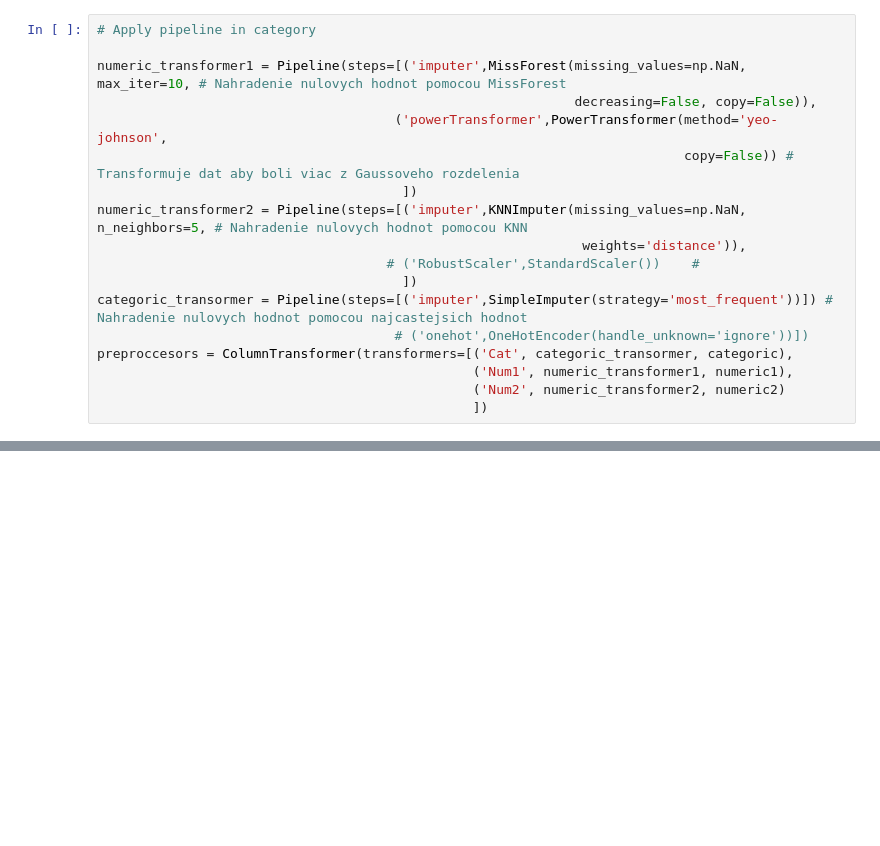
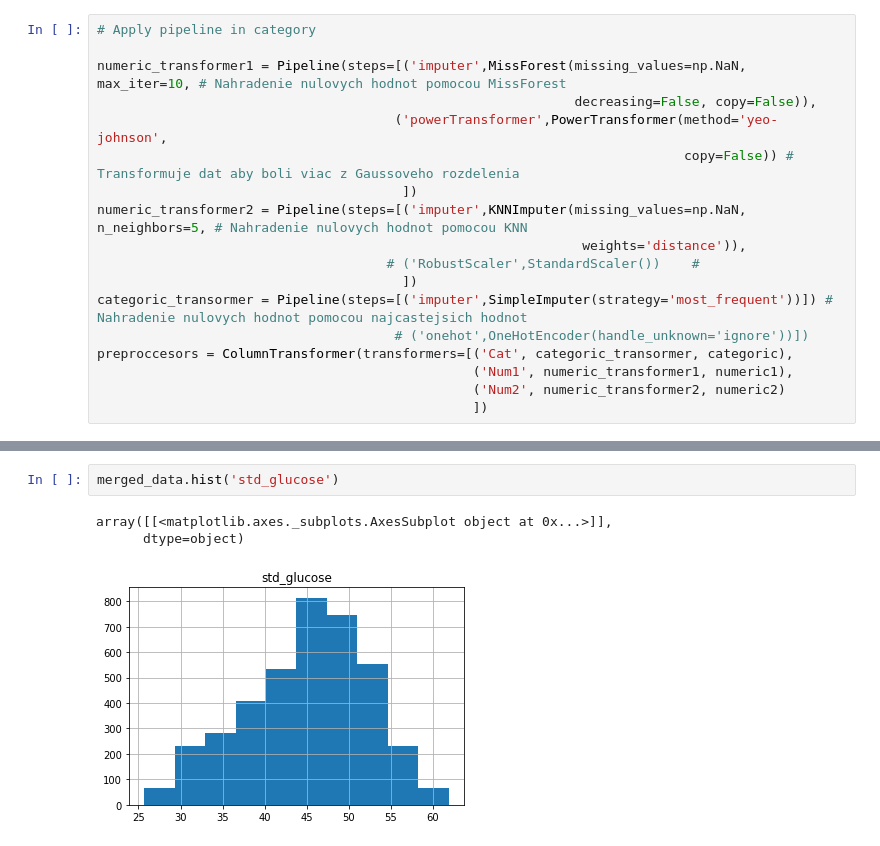
Before and after one commit to MatejHor/IAU_project, a Jupyter notebook: faza2/PipelinePredspracovanie.ipynb, the cells around one changed output, grey strips where cells are left out. Saved outputs shown, nothing was run; the diff lists cells and outputs as text; blank space fills up the shorter version.

```diff
--- a/faza2/PipelinePredspracovanie.ipynb
+++ b/faza2/PipelinePredspracovanie.ipynb
@@ -264,0 +341,6 @@ print(merged_data)
+# %%
+merged_data.hist('std_glucose')
+# %% [output]
+array([[<matplotlib.axes._subplots.AxesSubplot object at 0x...>]],
+      dtype=object)
+[figure, added]
```
Also changed, not shown: parts of 24 cells of this notebook, 3 other files.
